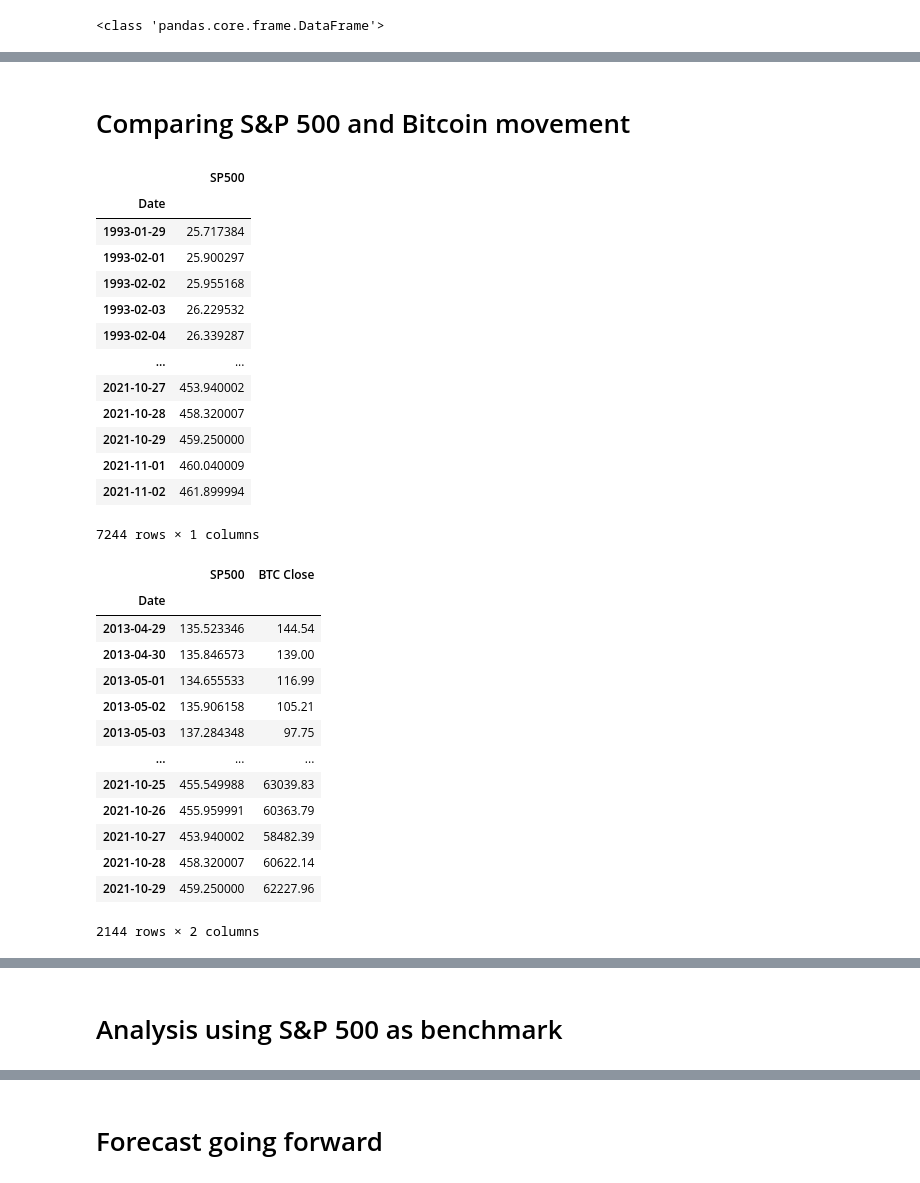
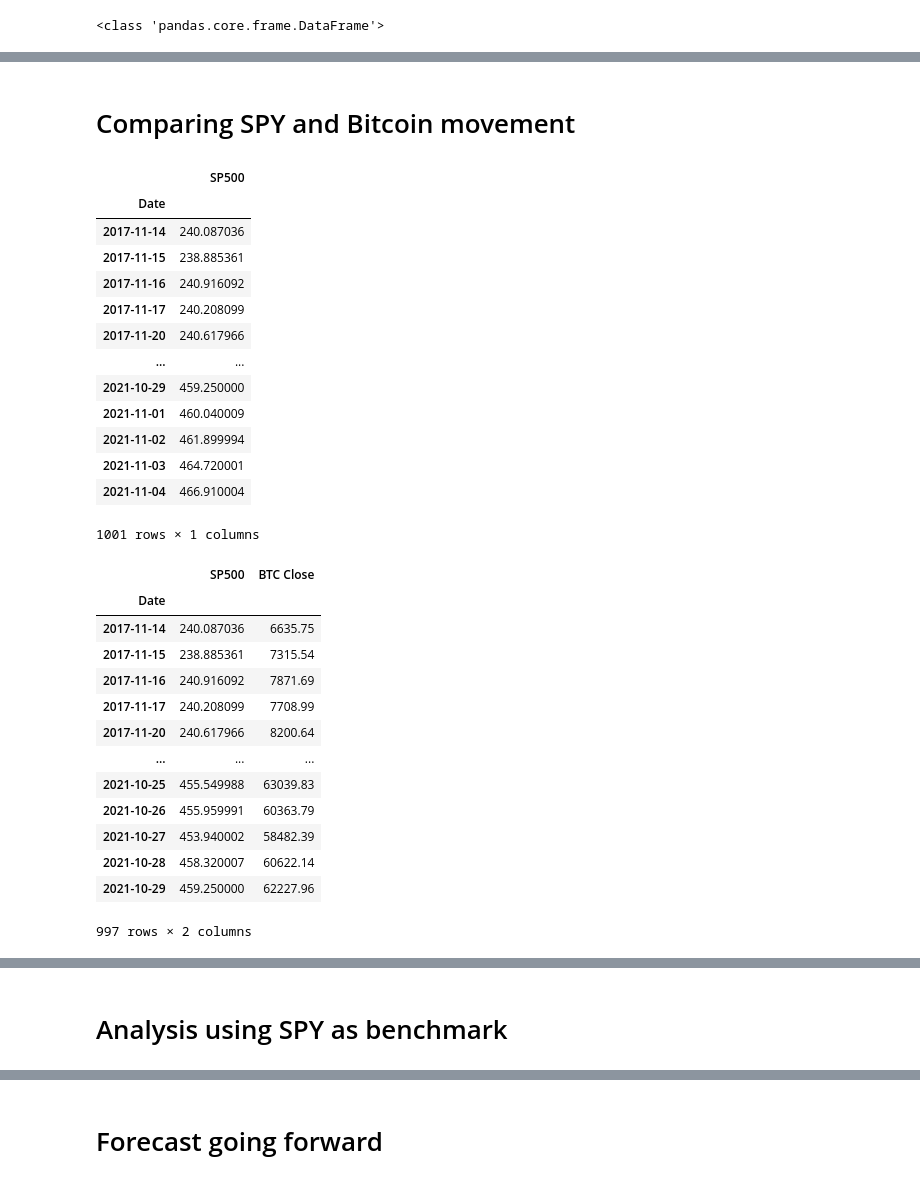
Before and after one commit to nairrekhabr/Project_3, a Jupyter notebook: ltc_mkr_analysis/LTC_MKR_analysis.ipynb, the cells around one changed output, grey strips where cells are left out. Cells and saved outputs as stored; diff of their text form; code cells hidden in the pictures.

```diff
--- a/ltc_mkr_analysis/LTC_MKR_analysis.ipynb
+++ b/ltc_mkr_analysis/LTC_MKR_analysis.ipynb
@@ -496,29 +503,31 @@ crypto_metrics
 # %% [markdown]
-# Comparing S&P 500 and Bitcoin movement
+# Comparing SPY and Bitcoin movement
 # %%
 #import S&P 500 close prices
-ticker = yf.Ticker("SPY")
-ticker_hist = ticker.history(period="max")
-ticker_hist = ticker_hist.drop(columns=["Open", "High", "Low", "Volume", "Dividends", "Stock Splits"])
-ticker_hist = ticker_hist.rename(columns = {"Close":"SP500"})
-ticker_hist
+spy_ticker = yf.Ticker("SPY")
+spy_ticker_hist = spy_ticker.history(period="max")
+spy_ticker_hist = spy_ticker_hist.drop(columns=["Open", "High", "Low", "Volume", "Dividends", "Stock Splits"])
+spy_ticker_hist = spy_ticker_hist.dropna()
+spy_ticker_hist = spy_ticker_hist.rename(columns = {"Close":"SP500"})
+spy_ticker_hist = spy_ticker_hist.iloc[6245:7246]
+spy_ticker_hist
 # %% [output]
 |  | SP500 |
 | Date |  |
-| 1993-01-29 | 25.717384 |
-| 1993-02-01 | 25.900297 |
-| 1993-02-02 | 25.955168 |
-| 1993-02-03 | 26.229532 |
-| 1993-02-04 | 26.339287 |
+| 2017-11-14 | 240.087036 |
+| 2017-11-15 | 238.885361 |
+| 2017-11-16 | 240.916092 |
+| 2017-11-17 | 240.208099 |
+| 2017-11-20 | 240.617966 |
 | ... | ... |
-| 2021-10-27 | 453.940002 |
-| 2021-10-28 | 458.320007 |
 | 2021-10-29 | 459.250000 |
 | 2021-11-01 | 460.040009 |
 | 2021-11-02 | 461.899994 |
+| 2021-11-03 | 464.720001 |
+| 2021-11-04 | 466.910004 |
-7244 rows × 1 columns
+1001 rows × 1 columns
 # %%
-benchmark_df = pd.concat([ticker_hist, btc_df1],
+benchmark_df = pd.concat([spy_ticker_hist, btc_df1],
                          ignore_index = False,
                          axis = 1)
 benchmark_df = benchmark_df.dropna()
@@ -526,18 +535,18 @@ benchmark_df
 # %% [output]
 |  | SP500 | BTC Close |
 | Date |  |  |
-| 2013-04-29 | 135.523346 | 144.54 |
-| 2013-04-30 | 135.846573 | 139.00 |
-| 2013-05-01 | 134.655533 | 116.99 |
-| 2013-05-02 | 135.906158 | 105.21 |
-| 2013-05-03 | 137.284348 | 97.75 |
+| 2017-11-14 | 240.087036 | 6635.75 |
+| 2017-11-15 | 238.885361 | 7315.54 |
+| 2017-11-16 | 240.916092 | 7871.69 |
+| 2017-11-17 | 240.208099 | 7708.99 |
+| 2017-11-20 | 240.617966 | 8200.64 |
 | ... | ... | ... |
 | 2021-10-25 | 455.549988 | 63039.83 |
 | 2021-10-26 | 455.959991 | 60363.79 |
 | 2021-10-27 | 453.940002 | 58482.39 |
 | 2021-10-28 | 458.320007 | 60622.14 |
 | 2021-10-29 | 459.250000 | 62227.96 |
-2144 rows × 2 columns
+997 rows × 2 columns
 # %%
 benchmark_plot = benchmark_df.hvplot.line(width=1000, height=500, ylim = [-100, 65000])
 
@@ -548,4 +557,4 @@ benchmark_plot
 # %% [output]
 [interactive output not drawn]
 # %% [markdown]
-# Analysis using S&P 500 as benchmark
+# Analysis using SPY as benchmark
```
Also changed, not shown: parts of 18 cells of this notebook.
